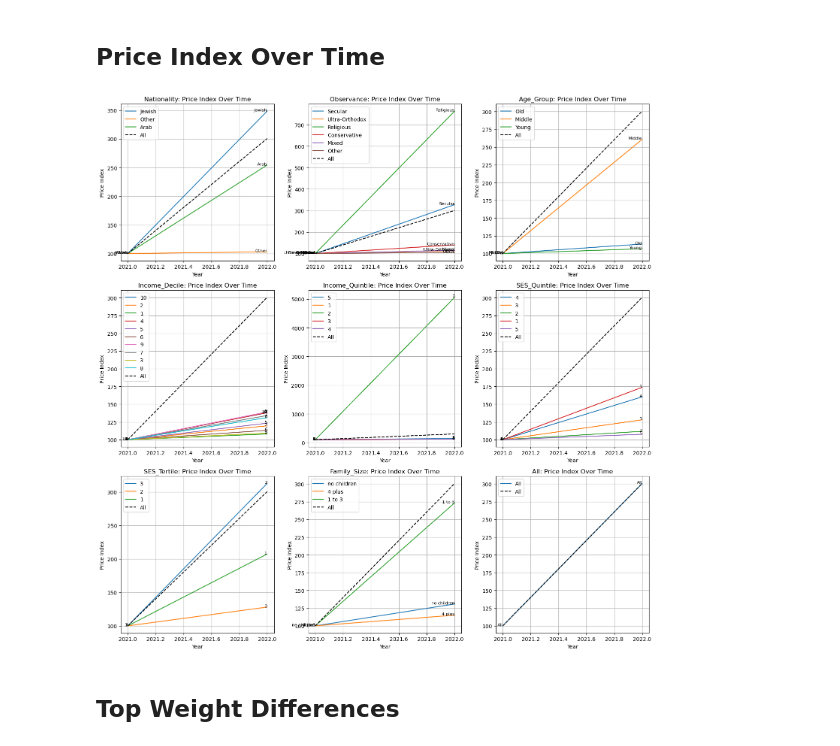
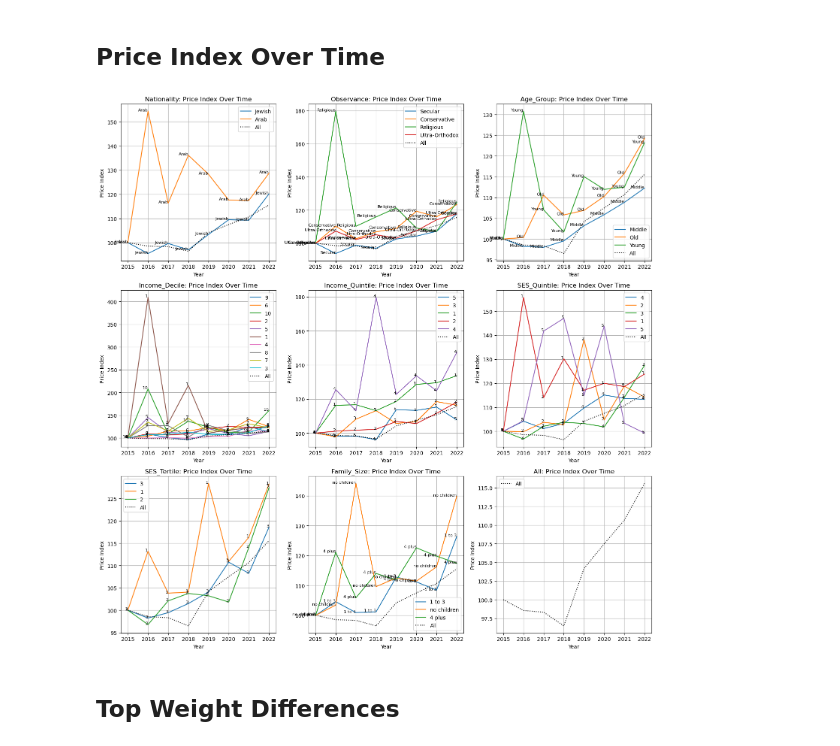
Before and after one commit to roykisluk/Inflation-Heterogeneity, a Jupyter notebook: Main.ipynb, the cells around one changed output. Cells and saved outputs as stored; diff of their text form; code cells hidden in the pictures.

```diff
--- a/Main.ipynb
+++ b/Main.ipynb
@@ -279,24 +315,24 @@ for year in years:
         for subgroup in Groups[year][group].unique():
             mmb = Groups[year][Groups[year][group] == subgroup]['misparmb']
             prices[year][group][subgroup] = calculate_prices(year, mmb)
-    prices[year]['All'] = calculate_prices(year, None)
+    prices[year]['All'] = {'All': calculate_prices(year, None)}
 # %% [markdown]
 ## Indexes
 # %%
 def calculate_indexes(weights, prices, prices_base):
+
+    # Organize dataframes
+    prices_base = prices_base.drop(columns=['price_std', 'price_min', 'price_max'])
+    prices = prices.drop(columns=['price_std', 'price_min', 'price_max'])
     prices_base = prices_base.rename(columns={'price': 'price_base'})
     weights = weights.drop(columns=['schum'])
+
     # Merge weights and prices dataframes
     merged_df = weights.merge(prices, on='prodcode', how='left')
     merged_df = merged_df.merge(prices_base[['prodcode', 'price_base']], on='prodcode', how='left')
 
-    # Replace inf or 0 prices with nan
-    merged_df['price'] = merged_df['price'].replace([np.inf, 0], np.nan)
-
     # Calculate price divided by the base year price
     merged_df['price_ratio'] = merged_df['price'] / merged_df['price_base']
-
-    # If one of the prices is missing, assume no change
     merged_df['price_ratio'] = merged_df['price_ratio'].fillna(1)
 
     return merged_df
@@ -307,5 +343,7 @@ for year in years:
     for group in Groups[year].columns[1:]:
         price_indexes[year][group] = {}
         for subgroup in Groups[year][group].unique():
-            price_indexes[year][group][subgroup] = calculate_indexes(weights[group][subgroup], prices[year][group][subgroup], prices[base_year][group][subgroup])
-    price_indexes[year]['All'] = calculate_indexes(weights['All'], prices[year]['All'], prices[base_year]['All'])
+            if subgroup in weights[group] and subgroup in prices[year][group] and subgroup in prices[base_year][group]:
+                price_indexes[year][group][subgroup] = calculate_indexes(weights[group][subgroup], prices[year][group][subgroup], prices[base_year][group][subgroup])
+    if 'All' in weights and 'All' in prices[year] and 'All' in prices[base_year]:
+        price_indexes[year]['All'] = {'All': calculate_indexes(weights['All']['All'], prices[year]['All']['All'], prices[base_year]['All']['All'])}
@@ -320,14 +393,16 @@ for group in Groups[base_year].columns[1:]:
         df[subgroup] = None
     for year in years:
         for subgroup in Groups[year][group].unique():
-            df.loc[df['year'] == year, subgroup] = (price_indexes[year][group][subgroup]['price_ratio'] * price_indexes[year][group][subgroup]['weight']).sum() * 100
+            if subgroup in price_indexes[year][group]:
+                df.loc[df['year'] == year, subgroup] = (price_indexes[year][group][subgroup]['price_ratio'] * price_indexes[year][group][subgroup]['weight']).sum() * 100
     yearly_indexes[group] = df
 
 # Add 'All' group
 df_all = pd.DataFrame({'year': years})
-df_all['All'] = None
+df_all['all'] = None
 for year in years:
-    df_all.loc[df_all['year'] == year, 'All'] = (price_indexes[year]['All']['price_ratio'] * price_indexes[year]['All']['weight']).sum() * 100
+    if 'All' in price_indexes[year] and 'All' in price_indexes[year]['All']:
+        df_all.loc[df_all['year'] == year, 'all'] = (price_indexes[year]['All']['All']['price_ratio'] * price_indexes[year]['All']['All']['weight']).sum() * 100
 yearly_indexes['All'] = df_all
 # %% [markdown]
 # Plots
@@ -342,40 +417,41 @@ def price_index_over_time(yearly_indexes):
     ncols = 3
     nrows = (n_groups + ncols - 1) // ncols
 
     # Create subplots
     fig, axes = plt.subplots(nrows=nrows, ncols=ncols, figsize=(ncols * 5, nrows * 5))
     axes = axes.flatten()
 
     # Plot each group
     for ax, (group, yearly_indexes_group) in zip(axes, yearly_indexes.items()):
         years = yearly_indexes_group['year']
         indexes = yearly_indexes_group.drop(columns=['year'])
         for subgroup in indexes.columns:
+            if group == 'All' and subgroup == 'all':
+                continue
             ax.plot(years, indexes[subgroup], label=subgroup)
             for i, year in enumerate(years):
                 ax.text(year, indexes[subgroup].iloc[i], subgroup, fontsize=8, ha='right')
-        # Add dotted line for 'All'
-        if 'All' in yearly_indexes:
-            all_years = yearly_indexes['All']['year']
-            all_indexes = yearly_indexes['All']['All']
-            ax.plot(all_years, all_indexes, label='All', linestyle='--', color='black')
+
+        # Add dotted line for 'All' group
+        if 'all' in yearly_indexes['All'].columns:
+            ax.plot(yearly_indexes['All']['year'], yearly_indexes['All']['all'], label='All', linestyle='dotted', color='black')
+
         ax.set_title(f"{group}: Price Index Over Time")
         ax.set_xlabel('Year')
         ax.set_ylabel('Price Index')
         ax.legend()
         ax.grid(True)
 
     # Remove any unused subplots
     for ax in axes[len(yearly_indexes):]:
         fig.delaxes(ax)
 
     plt.tight_layout()
     plt.show()
 
-# Example usage
 price_index_over_time(yearly_indexes)
 # %% [output]
-[figure, old version]
+[figure, new version]
 # %% [markdown]
 ## Top Weight Differences
 # %%
```
Also changed, not shown: parts of 14 cells of this notebook, 3 other files.
